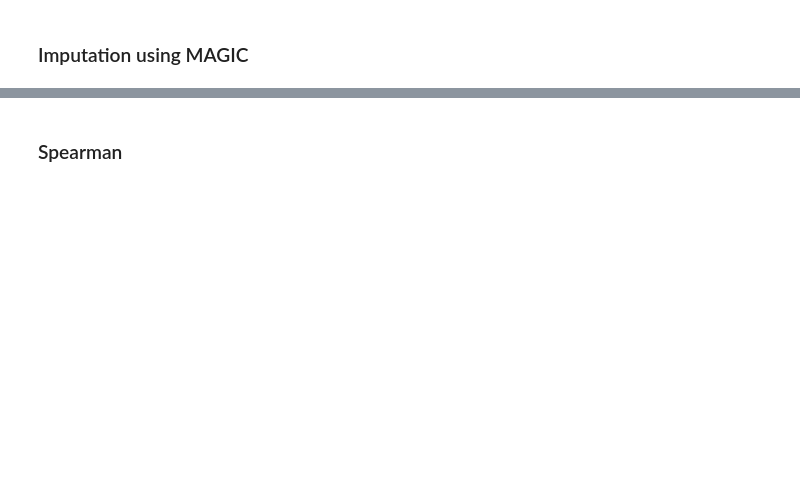
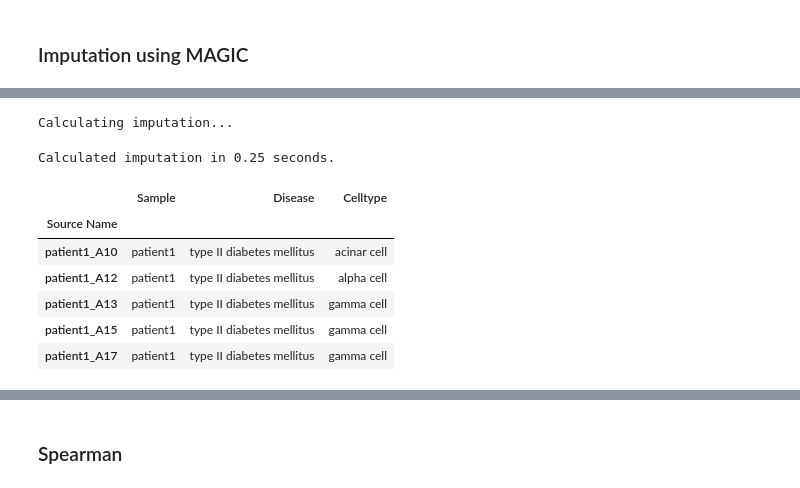
Before and after one commit to acarballocastro/ML4G, a Jupyter notebook: Project2_starter_code_template.ipynb, the cells around one changed output, grey strips where cells are left out. Drawn from its saved outputs; the diff is of its cells as text; code cells hidden in the pictures; blank space fills up the shorter version.

```diff
--- a/Project2_starter_code_template.ipynb
+++ b/Project2_starter_code_template.ipynb
@@ -134,0 +160,15 @@ Calculated MAGIC in 4.10 seconds.
+# %%
+val_magic = magic_op.transform(sc_val.transpose())
+# %% [output]
+Calculating imputation...
+Calculated imputation in 0.25 seconds.
+# %%
+sc_pancreas_metadata.head()
+# %% [output]
+|  | Sample | Disease | Celltype |
+| Source Name |  |  |  |
+| patient1_A10 | patient1 | type II diabetes mellitus | acinar cell |
+| patient1_A12 | patient1 | type II diabetes mellitus | alpha cell |
+| patient1_A13 | patient1 | type II diabetes mellitus | gamma cell |
+| patient1_A15 | patient1 | type II diabetes mellitus | gamma cell |
+| patient1_A17 | patient1 | type II diabetes mellitus | gamma cell |
```
Also changed, not shown: parts of 18 cells of this notebook.
